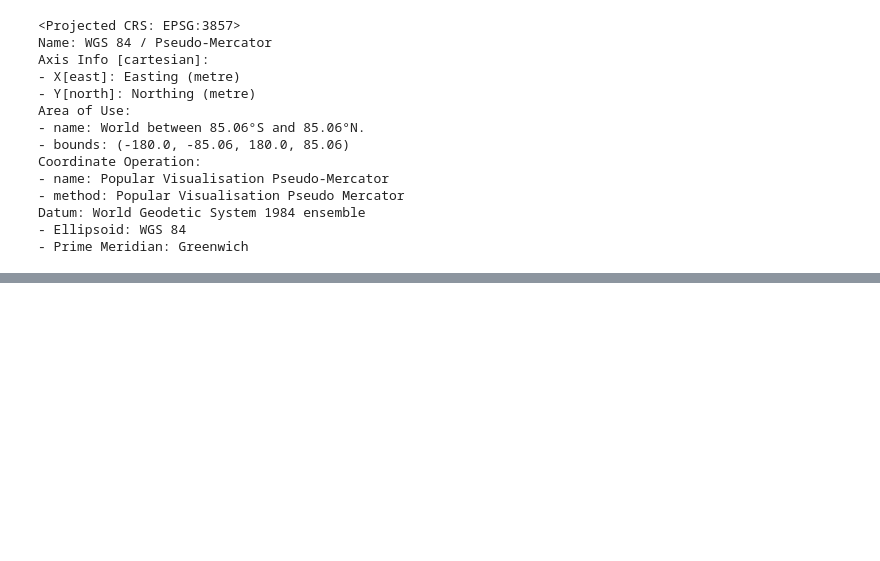
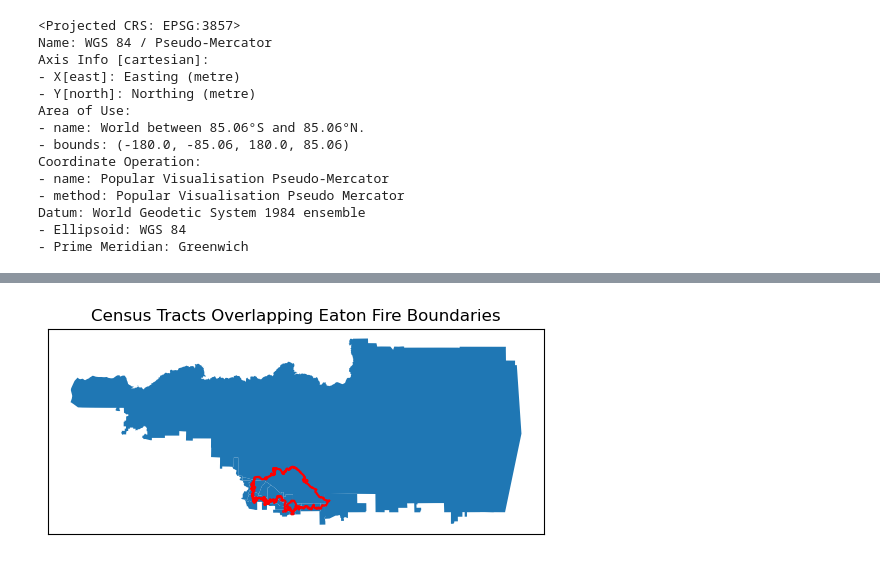
Before and after one commit to NatBonnet/eds220-2025-in-class, a Jupyter notebook: week8/week8-discussion-section.ipynb, the cells around one changed output, grey strips where cells are left out. Cells and saved outputs as stored; diff of their text form; code cells hidden in the pictures; blank space fills up the shorter version.

```diff
--- a/week8/week8-discussion-section.ipynb
+++ b/week8/week8-discussion-section.ipynb
@@ -110,0 +99,21 @@ palisade_soc.plot(ax=ax)
+# %%
+# Create geodf for the Eaton fire
+# Spatial join
+eaton_soc = gpd.sjoin(eji, eaton,
+how = 'inner')
+# %%
+fig, ax = plt.subplots()
+eaton_soc.plot(ax=ax)
+eaton.boundary.plot(ax=ax, edgecolor = "red")
+plt.title("Census Tracts Overlapping Eaton Fire Boundaries")
+# Remove axes ticks
+ax.set_xticks([])
+ax.set_yticks([])
+
+# Remove axes labels
+ax.set_xlabel("")
+ax.set_ylabel("")
+
+plt.show()
+# %% [output]
+[figure, added]
```
Also changed, not shown: parts of 11 cells of this notebook.
